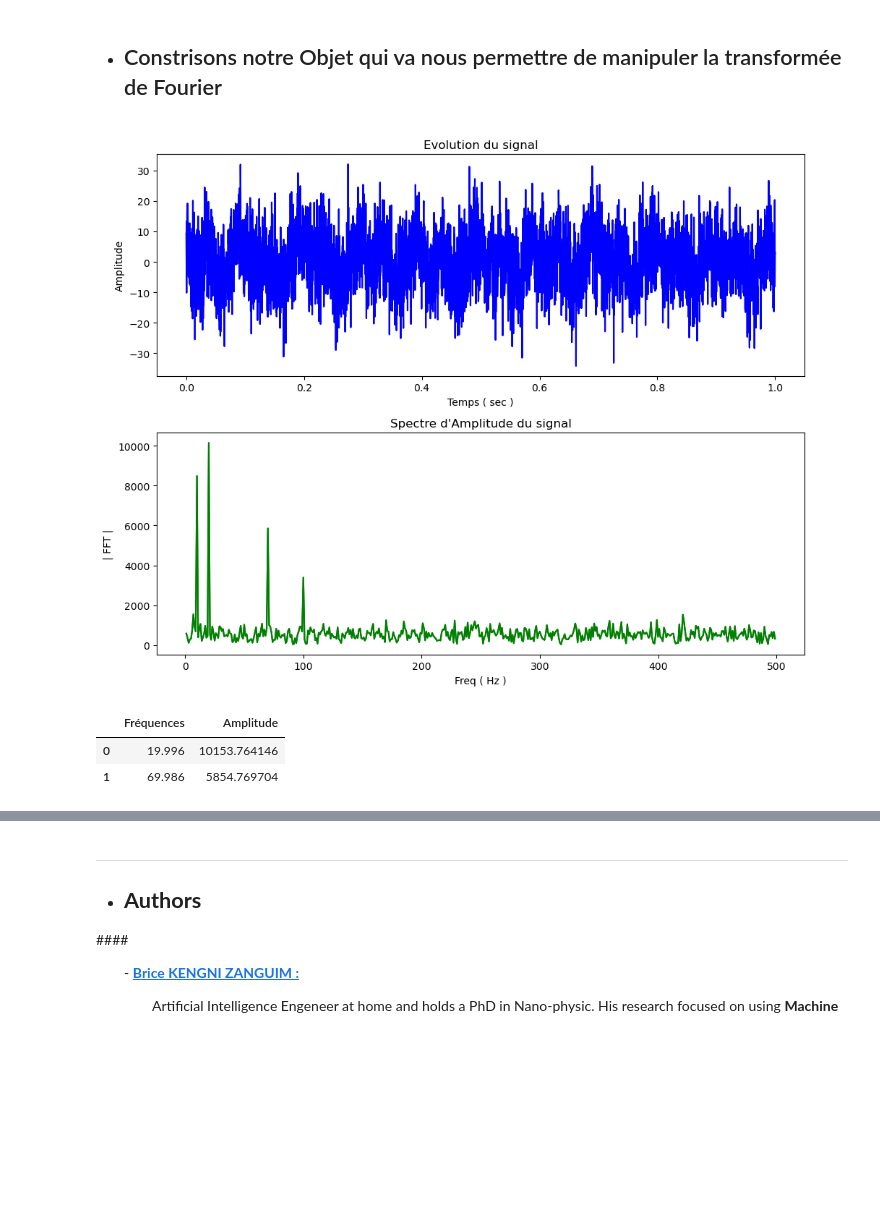
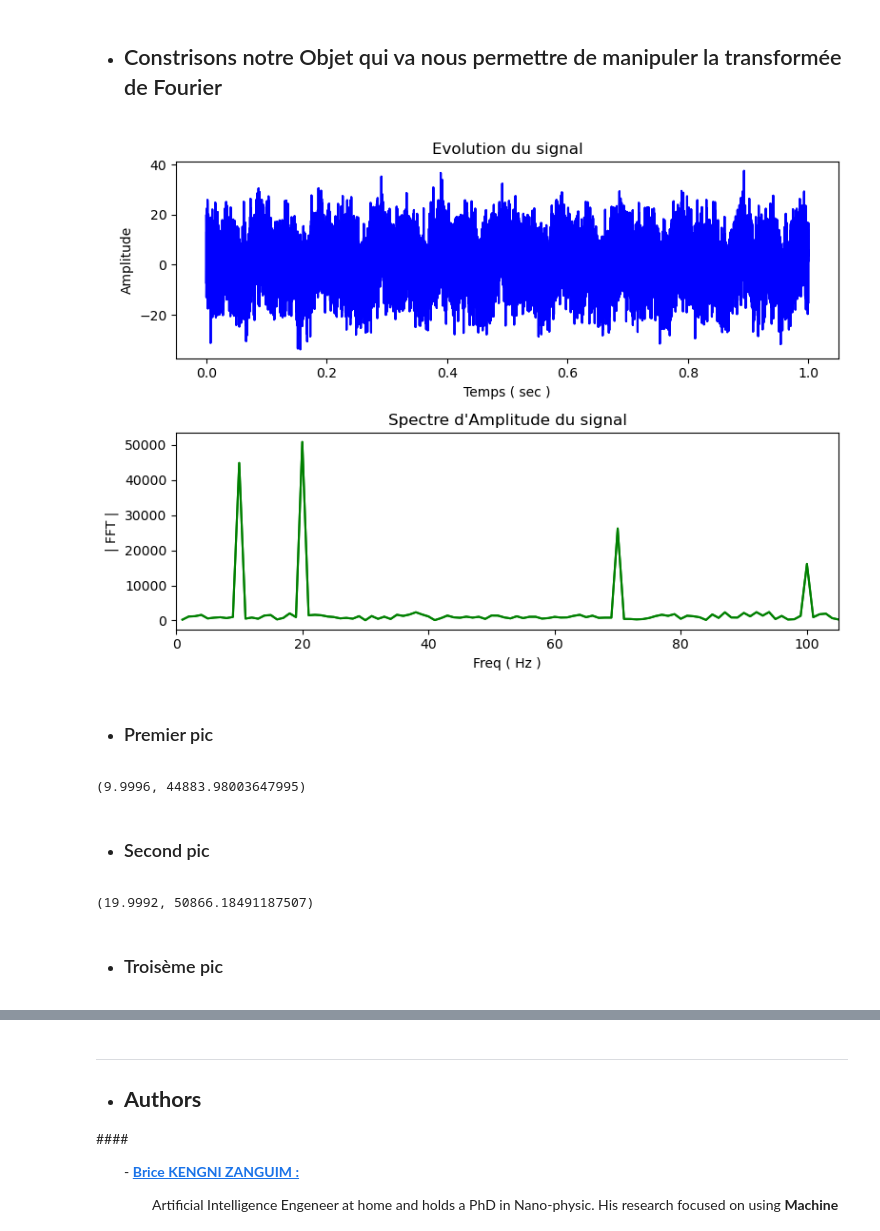
Before and after one commit to Brice-KENGNI-ZANGUIM/Signal_Processing, a Jupyter notebook: 3 - Suppression du bruit dans un signal/Suppression_du_bruit.ipynb, the cells around one changed output, grey strips where cells are left out. Saved outputs shown, nothing was run; the diff lists cells and outputs as text; code cells hidden in the pictures; blank space fills up the shorter version.

```diff
--- a/3 - Suppression du bruit dans un signal/Suppression_du_bruit.ipynb
+++ b/3 - Suppression du bruit dans un signal/Suppression_du_bruit.ipynb
@@ -55,7 +55,7 @@ except :
 # %% [markdown]
 <h2> Considérons le signal pure qui suit
 # %%
-n = 5000
+n = 25000
 t = np.linspace(0,1,n)
 
 f_pure = 2.*np.sin(2.*np.pi*70*t) + 3.5*np.cos(2.*np.pi*10*t) - 4*np.sin(2.*np.pi*20*t) + 1.3*np.sin(2*np.pi*100*t)
@@ -357,7 +356,7 @@ class Fourrier_Transform(  ):
 
         return self.FFT_mag_pos, self.FFT_arg_pos
 
-    def plot( self, style= "SMA" , title = "", figsize = (10,8) ) :
+    def plot( self, style= "SMA" , title = "", figsize = (10,8) , freq_min = 0, freq_max = None ) :
         """
         DESCRIPTION :
         ------------
@@ -369,6 +368,8 @@ class Fourrier_Transform(  ):
                 Chaine de caractères qui indique le type de graphe à afficher. La chaine de caractère peut contenir essentiellemetn les lettres 'S':Signal ,'M':Module et
                 'A': Argument. En fonction de la chaine de caractère qui est affichée, le graph affichera simultanément ou l'un des trois graphes correspondant au signal,
                 au module et à l'argument.
+            - freq_min, freq_max : float
+
 
         OUTPUT : None
         -------
@@ -406,6 +407,8 @@ class Fourrier_Transform(  ):
                 ax[style.find("M")].set_xlabel("Freq ( Hz )")
                 ax[style.find("M")].set_ylabel("| FFT |")
                 ax[style.find("M")].title.set_text("Spectre d'Amplitude du signal")
+                if freq_max is not None :
+                    ax[style.find("M")].set_xlim( freq_min,freq_max )
 
             ###########################################################################
             ###################      Affichage du spectre de phase      ###############
@@ -415,6 +418,8 @@ class Fourrier_Transform(  ):
                 ax[style.find("A")].set_xlabel("Freq ( Hz )")
                 ax[style.find("A")].set_ylabel("Phase ( deg )")
                 ax[style.find("A")].title.set_text("Spectre d'Argument du signal")
+                if freq_max is not None :
+                    ax[style.find("A")].set_xlim(freq_min,freq_max)
 
         plt.tight_layout()
 
@@ -667,12 +672,20 @@ class Fourrier_Transform(  ):
 FFT = Fourrier_Transform( function=f, sampling_rate= len(f))
 _ = FFT.transform()
 # %%
-FFT.plot(style="SM")
+FFT.plot(style="SM", figsize=(8,6), freq_max = 105)
 # %% [output]
-[figure, old version]
+[figure, new version]
+# %% [markdown]
+- <h3> Premier pic
 # %%
-FFT.pics_spectraux(2000, 35)
+FFT.pic_spectral(0, 12)
 # %% [output]
-|  | Fréquences | Amplitude |
-| 0 | 19.996 | 10153.764146 |
-| 1 | 69.986 | 5854.769704 |
+(9.9996, 44883.98003647995)
+# %% [markdown]
+- <h3> Second pic
+# %%
+FFT.pic_spectral(13, 50)
+# %% [output]
+(19.9992, 50866.18491187507)
+# %% [markdown]
+- <h3> Troisème pic
```
Also changed, not shown: parts of 6 cells of this notebook.
